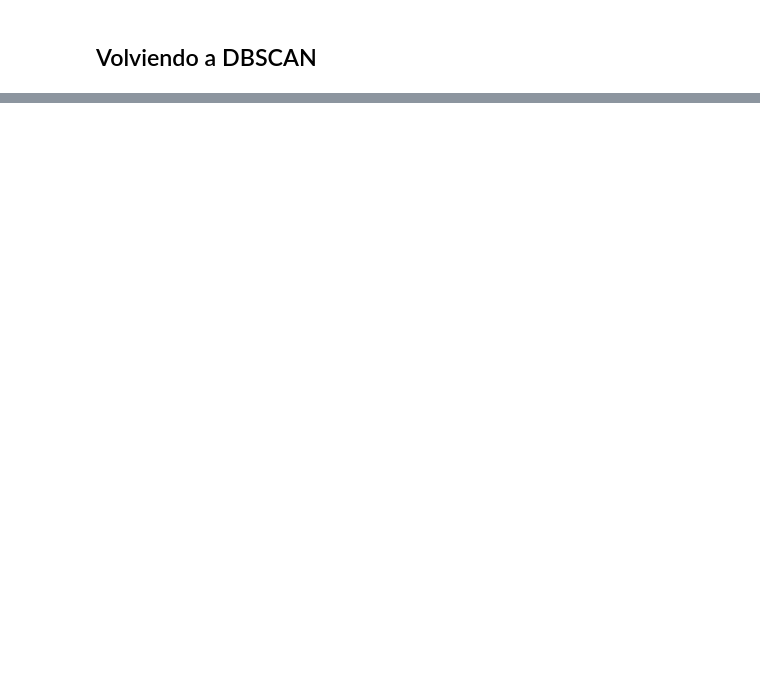
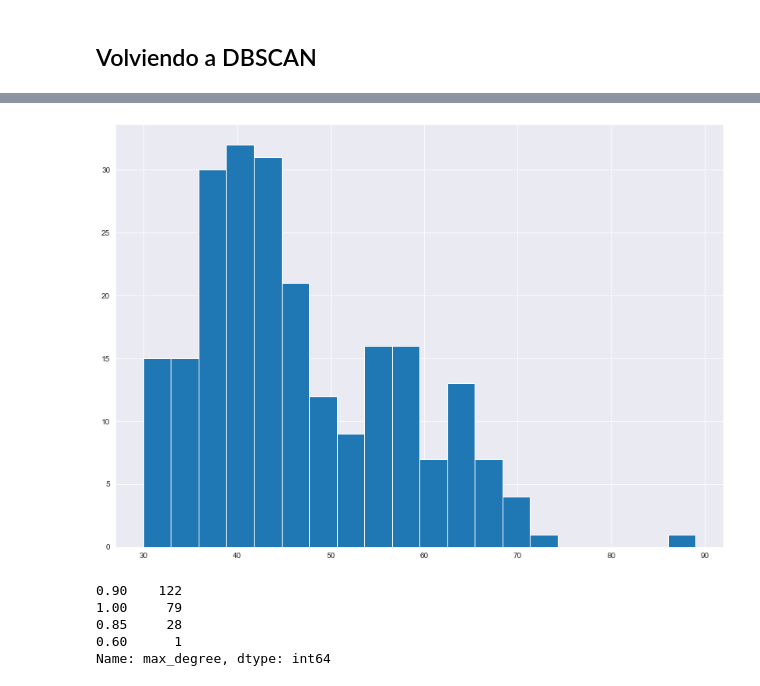
Before and after one commit to PJaramilloV/bias-no-basado, a Jupyter notebook: src/pregunta-2.ipynb, the cells around one changed output, grey strips where cells are left out. Saved outputs shown, nothing was run; the diff lists cells and outputs as text; code cells hidden in the pictures; blank space fills up the shorter version.

```diff
--- a/src/pregunta-2.ipynb
+++ b/src/pregunta-2.ipynb
@@ -218,0 +250,19 @@ Name: is_recid, dtype: float64
+# %%
+import datetime
+
+ages = reincident_people['dob'] * 36604 - 18342 # float to posix
+ages = ages.map(lambda x: (datetime.datetime.now() - datetime.datetime.fromtimestamp(int(86400*x))).days//365) # convert to years
+
+plt.figure(figsize=(14, 10))
+plt.hist(ages, bins=20)
+plt.show()
+# %% [output]
+[figure, added]
+# %%
+reincident_people['max_degree'].value_counts()
+# %% [output]
+0.90    122
+1.00     79
+0.85     28
+0.60      1
+Name: max_degree, dtype: int64
```
Also changed, not shown: parts of 22 cells of this notebook, 1 other file.
